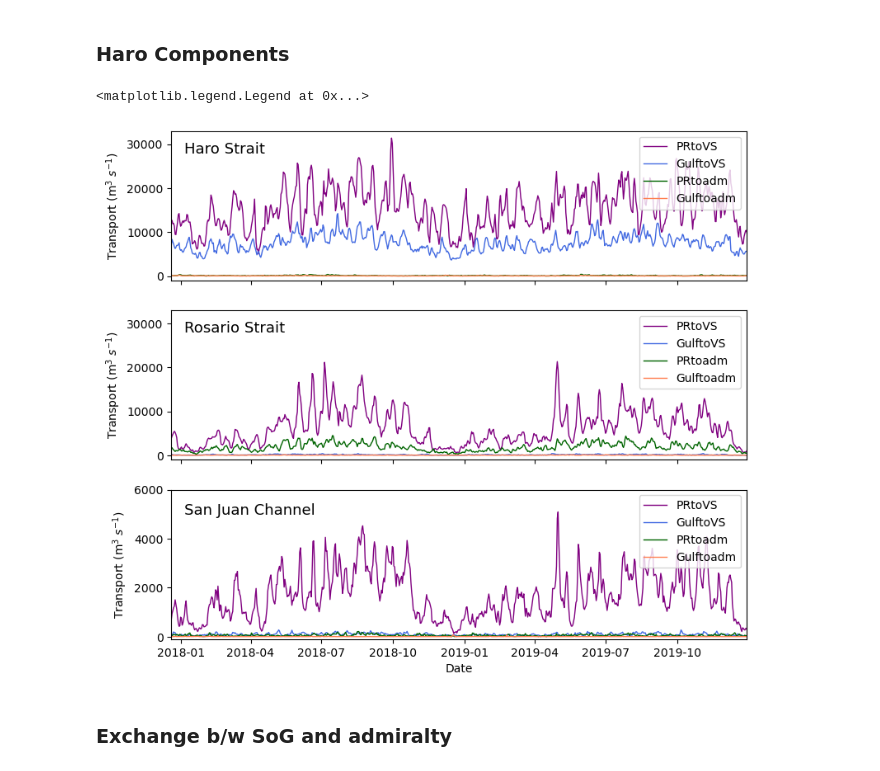
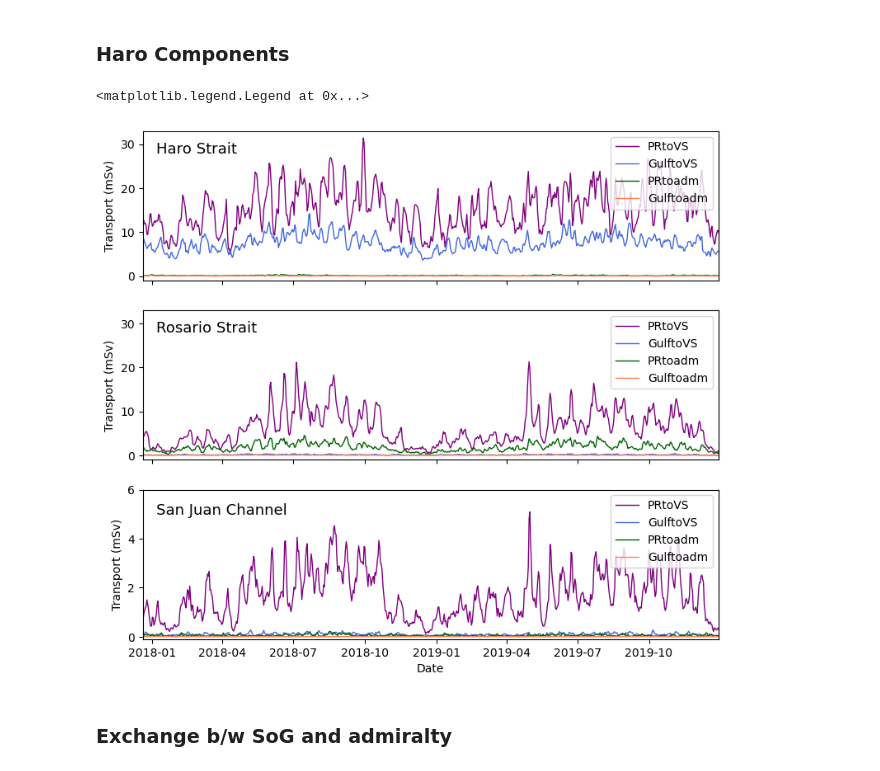
Before and after one commit to SalishSeaCast/StangAllen_SJGIPaper, a Jupyter notebook: SouthFlow_Comps.ipynb, the cells around one changed output. Drawn from its saved outputs; the diff is of its cells as text; code cells hidden in the pictures.

Commit message:
figure updates, change units to mSv

```diff
--- a/SouthFlow_Comps.ipynb
+++ b/SouthFlow_Comps.ipynb
@@ -105,40 +105,40 @@ admtopr_sjc = pd.DataFrame({'Transport':admtopr_sjc_df['Transport'].values},inde
 # %%
 fig,[ax,ax2,ax3] = plt.subplots(3,1,figsize=(9,8),sharex=True)
 
-ax.plot(prtovs_haro,color='purple',label='PRtoVS',lw=1)
-ax.plot(gulftovs_haro,color='royalblue',label='GulftoVS',lw=1)
-ax.plot(prtoadm_haro,color='darkgreen',label='PRtoadm',lw=1)
-ax.plot(gulftoadm_haro,color='coral',label='Gulftoadm',lw=1)
+ax.plot(prtovs_haro/1000,color='purple',label='PRtoVS',lw=1)
+ax.plot(gulftovs_haro/1000,color='royalblue',label='GulftoVS',lw=1)
+ax.plot(prtoadm_haro/1000,color='darkgreen',label='PRtoadm',lw=1)
+ax.plot(gulftoadm_haro/1000,color='coral',label='Gulftoadm',lw=1)
 ax.set_xlim([datelist_gulftoadm_haro.iloc[0],datelist_gulftoadm_haro.iloc[-1]])
-ax.set_ylim([-1000,33000])
-ax.set_yticks(np.arange(0,31000,10000))
-ax.set_ylabel('Transport (m$^3$ $s^{{-1}}$)')
-ax.annotate('Haro Strait',(datelist_admtopr_haro[5],28000),fontsize=13)
+ax.set_ylim([-1,33])
+ax.set_yticks(np.arange(0,31,10))
+ax.set_ylabel('Transport (mSv)')
+ax.annotate('Haro Strait',(datelist_admtopr_haro[5],28),fontsize=13)
 ax.legend(loc=1)
 
-ax2.plot(prtovs_ros,color='purple',label='PRtoVS',lw=1)
-ax2.plot(gulftovs_ros,color='royalblue',label='GulftoVS',lw=1)
-ax2.plot(prtoadm_ros,color='darkgreen',label='PRtoadm',lw=1)
-ax2.plot(gulftoadm_ros,color='coral',label='Gulftoadm',lw=1)
-ax2.set_ylim([-1000,33000])
-ax2.set_yticks(np.arange(0,31000,10000))
-ax2.set_ylabel('Transport (m$^3$ $s^{{-1}}$)')
-ax2.annotate('Rosario Strait',(datelist_admtopr_haro[5],28000),fontsize=13)
+ax2.plot(prtovs_ros/1000,color='purple',label='PRtoVS',lw=1)
+ax2.plot(gulftovs_ros/1000,color='royalblue',label='GulftoVS',lw=1)
+ax2.plot(prtoadm_ros/1000,color='darkgreen',label='PRtoadm',lw=1)
+ax2.plot(gulftoadm_ros/1000,color='coral',label='Gulftoadm',lw=1)
+ax2.set_ylim([-1,33])
+ax2.set_yticks(np.arange(0,31,10))
+ax2.set_ylabel('Transport (mSv)')
+ax2.annotate('Rosario Strait',(datelist_admtopr_haro[5],28),fontsize=13)
 ax2.legend()
 
-ax3.plot(prtovs_sjc,color='purple',label='PRtoVS',lw=1)
-ax3.plot(gulftovs_sjc,color='royalblue',label='GulftoVS',lw=1)
-ax3.plot(prtoadm_sjc,color='darkgreen',label='PRtoadm',lw=1)
-ax3.plot(gulftoadm_sjc,color='coral',label='Gulftoadm',lw=1)
-ax3.set_ylim([-100,6000])
-ax3.set_yticks(np.arange(0,7000,2000))
+ax3.plot(prtovs_sjc/1000,color='purple',label='PRtoVS',lw=1)
+ax3.plot(gulftovs_sjc/1000,color='royalblue',label='GulftoVS',lw=1)
+ax3.plot(prtoadm_sjc/1000,color='darkgreen',label='PRtoadm',lw=1)
+ax3.plot(gulftoadm_sjc/1000,color='coral',label='Gulftoadm',lw=1)
+ax3.set_ylim([-0.1,6])
+ax3.set_yticks(np.arange(0,7,2))
 ax3.set_xlabel('Date')
-ax3.set_ylabel('Transport (m$^3$ $s^{{-1}}$)')
-ax3.annotate('San Juan Channel',(datelist_admtopr_haro[5],5000),fontsize=13)
+ax3.set_ylabel('Transport (mSv)')
+ax3.annotate('San Juan Channel',(datelist_admtopr_haro[5],5),fontsize=13)
 ax3.legend(loc=1)
 # %% [output]
 <matplotlib.legend.Legend at 0x...>
-[figure, old version]
+[figure, new version]
 # %%
 fig.savefig('/ocean/cstang/MOAD/analysis-camryn/Figures/south_comps_supp.png',bbox_inches='tight')
 # %% [markdown]
```
Also changed, not shown: parts of 2 cells of this notebook.
